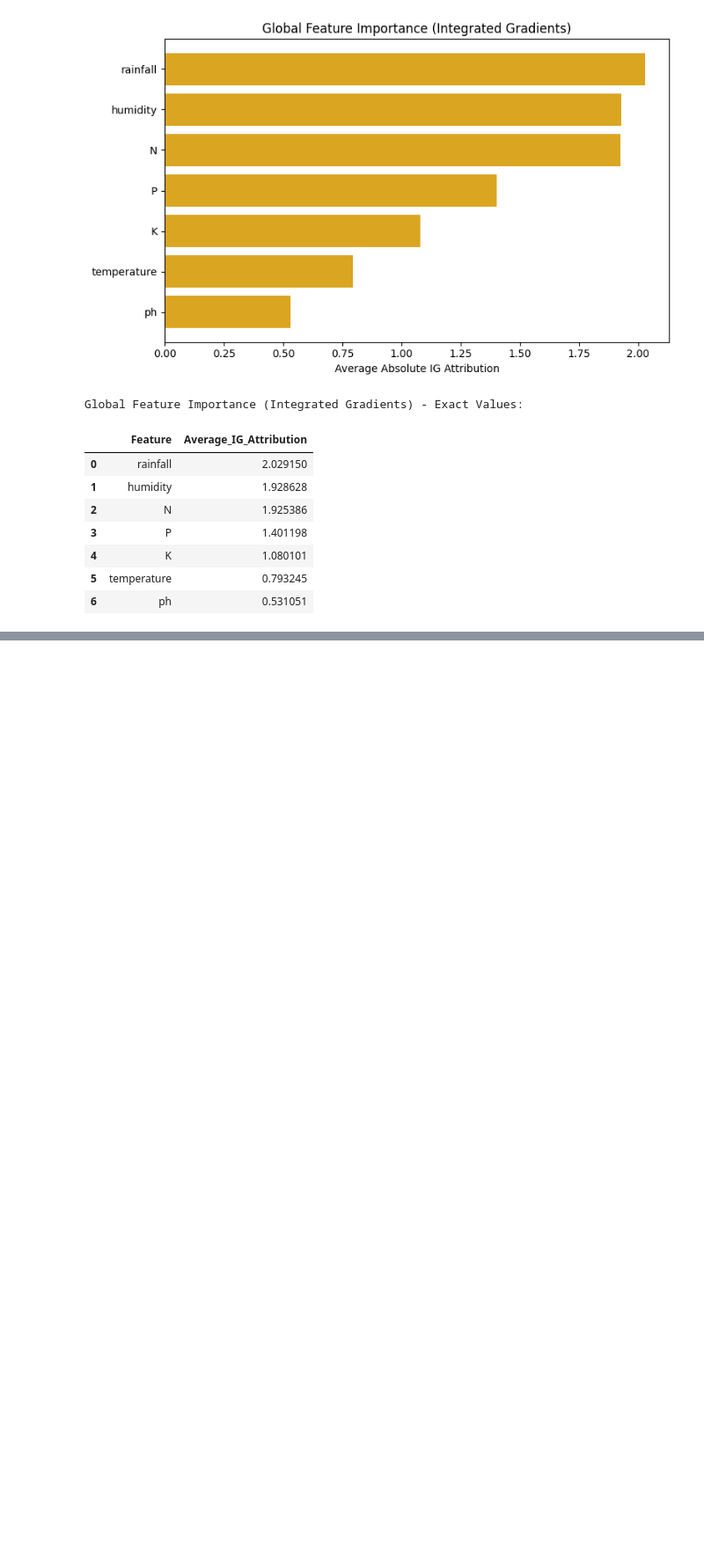
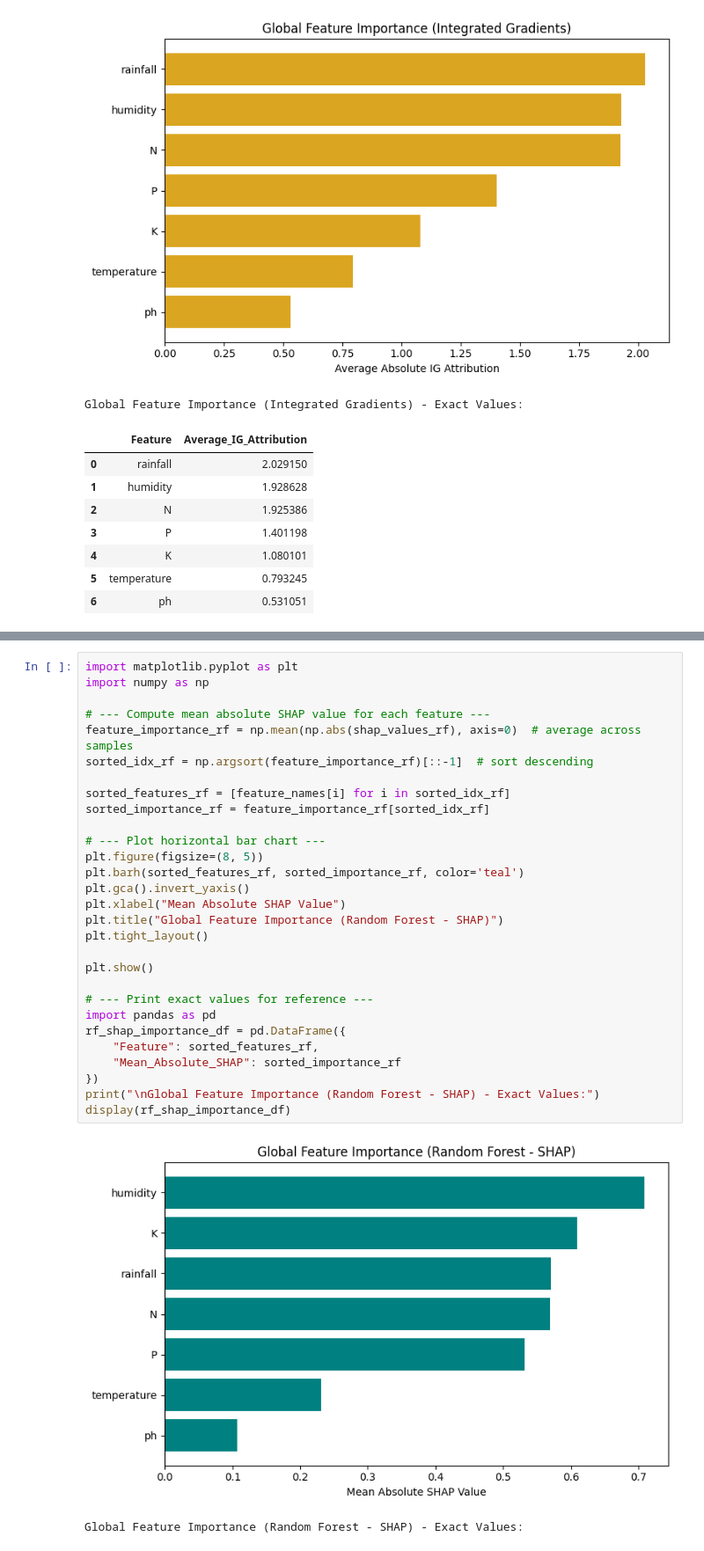
Before and after one commit to priyanshupriyank04/research_paper_project, a Jupyter notebook: research.ipynb, the cells around one changed output, grey strips where cells are left out. Shown at 88% size. Drawn from its saved outputs; the diff is of its cells as text; blank space fills up the shorter version.

```diff
--- a/research.ipynb
+++ b/research.ipynb
@@ -671,0 +741,32 @@ Global Feature Importance (Integrated Gradients) - Exact Values:
+# %%
+import matplotlib.pyplot as plt
+import numpy as np
+
+# --- Compute mean absolute SHAP value for each feature ---
+feature_importance_rf = np.mean(np.abs(shap_values_rf), axis=0)  # average across samples
+sorted_idx_rf = np.argsort(feature_importance_rf)[::-1]  # sort descending
+
+sorted_features_rf = [feature_names[i] for i in sorted_idx_rf]
+sorted_importance_rf = feature_importance_rf[sorted_idx_rf]
+
+# --- Plot horizontal bar chart ---
+plt.figure(figsize=(8, 5))
+plt.barh(sorted_features_rf, sorted_importance_rf, color='teal')
+plt.gca().invert_yaxis()
+plt.xlabel("Mean Absolute SHAP Value")
+plt.title("Global Feature Importance (Random Forest - SHAP)")
+plt.tight_layout()
+
+plt.show()
+
+# --- Print exact values for reference ---
+import pandas as pd
+rf_shap_importance_df = pd.DataFrame({
+    "Feature": sorted_features_rf,
+    "Mean_Absolute_SHAP": sorted_importance_rf
+})
+print("\nGlobal Feature Importance (Random Forest - SHAP) - Exact Values:")
+display(rf_shap_importance_df)
+# %% [output]
+[figure, added]
+Global Feature Importance (Random Forest - SHAP) - Exact Values:
```
Also changed, not shown: parts of 3 cells of this notebook.
